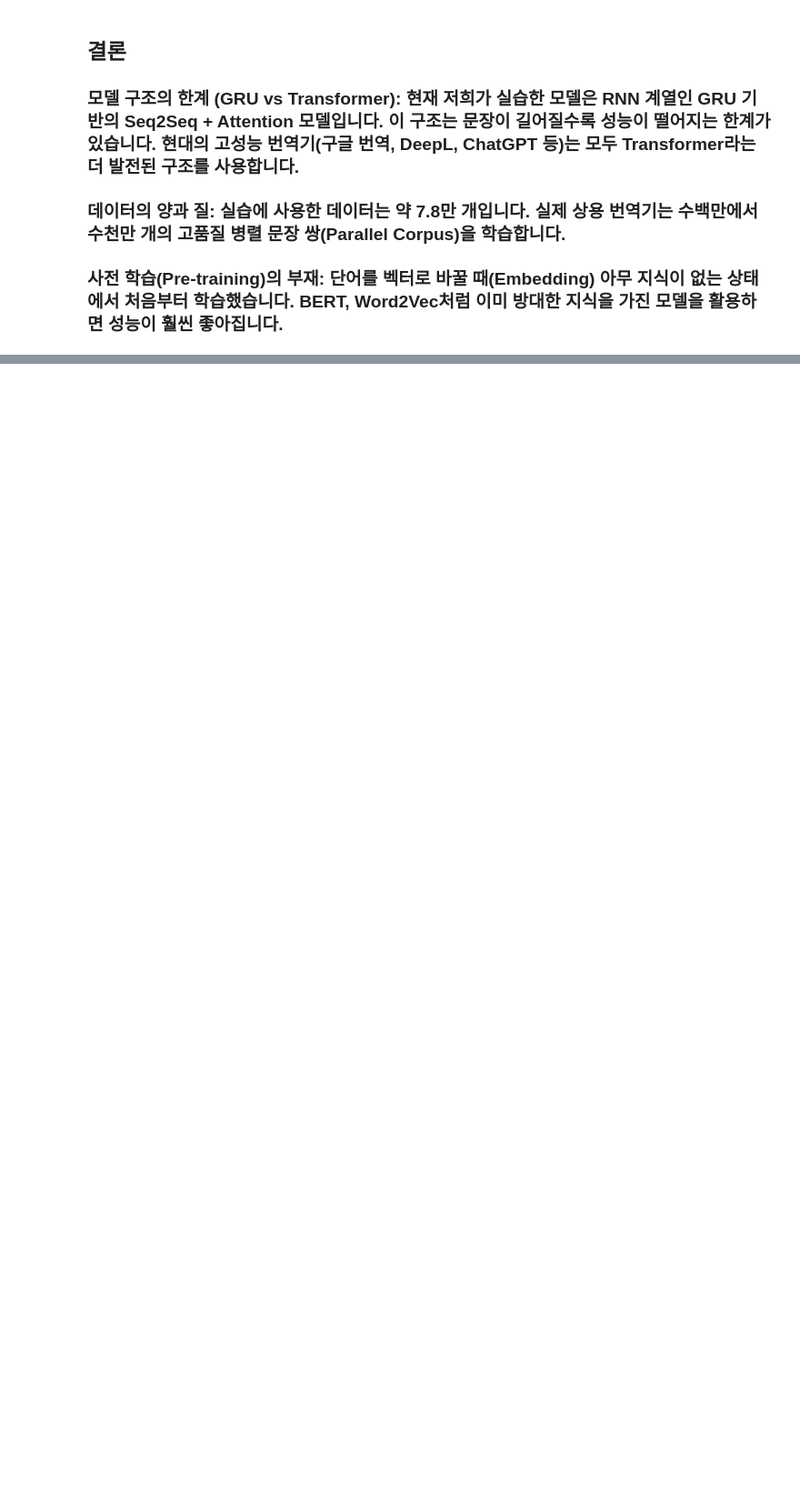
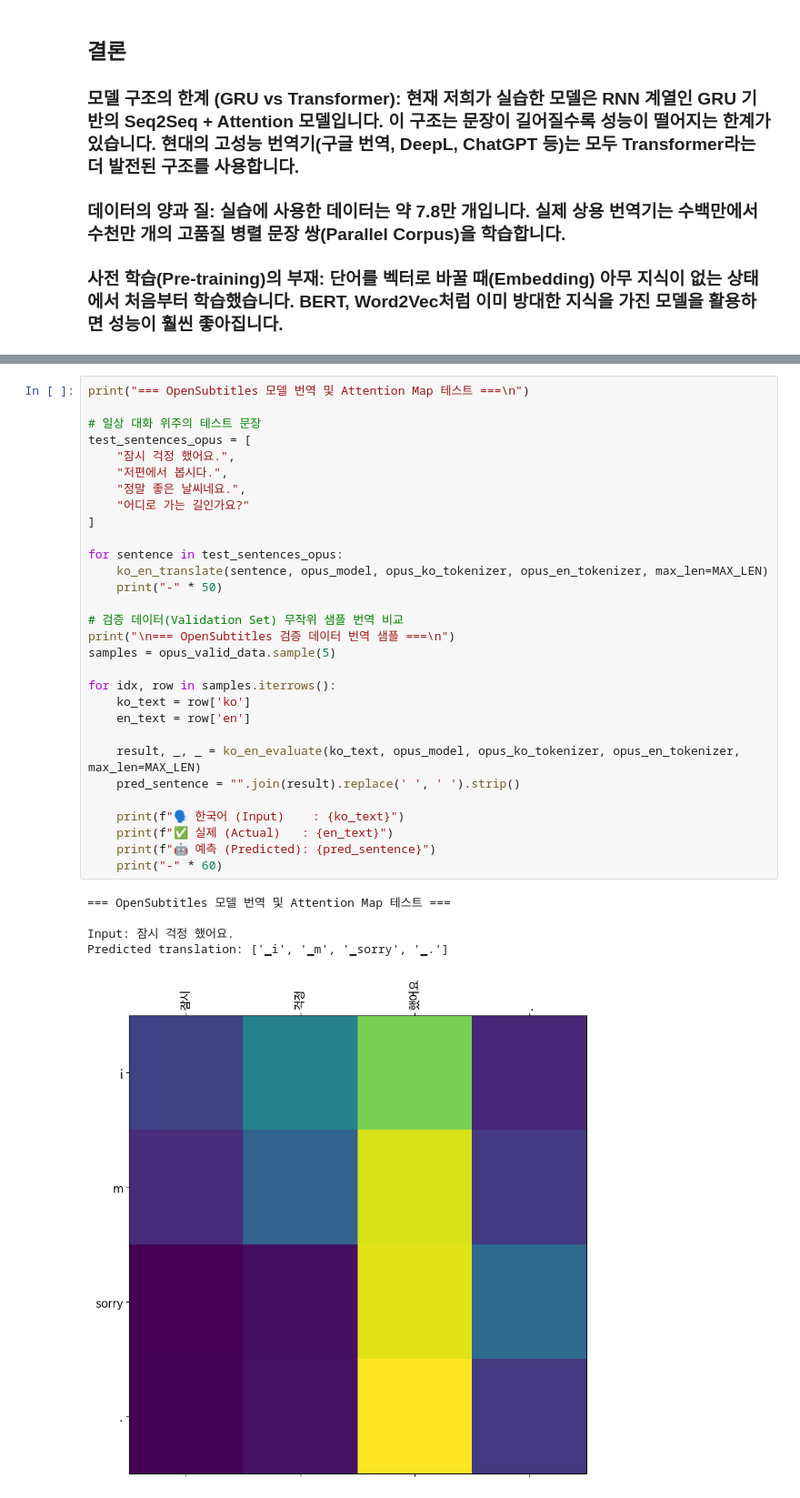
Before and after one commit to todd-jang/AIFFEL_quest_rs, a Jupyter notebook: GoingDeeper/05_Attention/Seq2seq와_Attention[프로젝트]_Seq2seq으로_번역기_만들기.ipynb, the cells around one changed output, grey strips where cells are left out. Shown at 91% size. Drawn from its saved outputs; the diff is of its cells as text; blank space fills up the shorter version.

```diff
--- a/GoingDeeper/05_Attention/Seq2seq와_Attention[프로젝트]_Seq2seq으로_번역기_만들기.ipynb
+++ b/GoingDeeper/05_Attention/Seq2seq와_Attention[프로젝트]_Seq2seq으로_번역기_만들기.ipynb
@@ -2231,0 +2497,36 @@ Predicted translation: ['▁the', '▁death', '▁toll', '▁occurred', '▁.']
+# %%
+print("=== OpenSubtitles 모델 번역 및 Attention Map 테스트 ===\n")
+
+# 일상 대화 위주의 테스트 문장
+test_sentences_opus = [
+    "잠시 걱정 했어요.",
+    "저편에서 봅시다.",
+    "정말 좋은 날씨네요.",
+    "어디로 가는 길인가요?"
+]
+
+for sentence in test_sentences_opus:
+    ko_en_translate(sentence, opus_model, opus_ko_tokenizer, opus_en_tokenizer, max_len=MAX_LEN)
+    print("-" * 50)
+
+# 검증 데이터(Validation Set) 무작위 샘플 번역 비교
+print("\n=== OpenSubtitles 검증 데이터 번역 샘플 ===\n")
+samples = opus_valid_data.sample(5)
+
+for idx, row in samples.iterrows():
+    ko_text = row['ko']
+    en_text = row['en']
+
+    result, _, _ = ko_en_evaluate(ko_text, opus_model, opus_ko_tokenizer, opus_en_tokenizer, max_len=MAX_LEN)
+    pred_sentence = "".join(result).replace(' ', ' ').strip()
+
+    print(f"🗣️ 한국어 (Input)    : {ko_text}")
+    print(f"✅ 실제 (Actual)   : {en_text}")
+    print(f"🤖 예측 (Predicted): {pred_sentence}")
+    print("-" * 60)
+# %% [output]
+=== OpenSubtitles 모델 번역 및 Attention Map 테스트 ===
+
+Input: 잠시 걱정 했어요.
+Predicted translation: ['▁i', '▁m', '▁sorry', '▁.']
+[figure, added]
```
Also changed, not shown: parts of 18 cells of this notebook.
